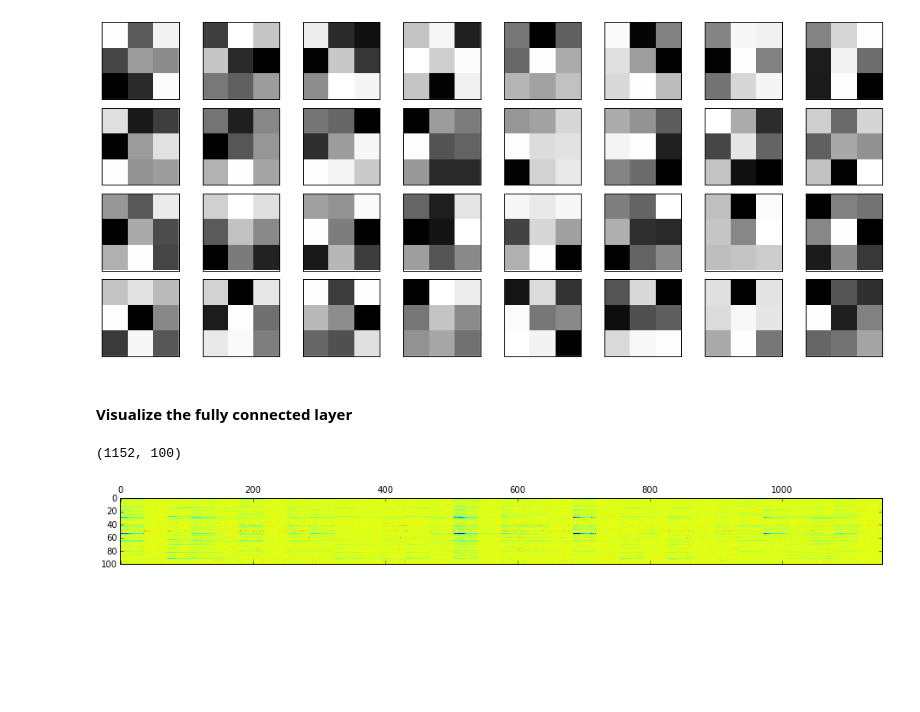
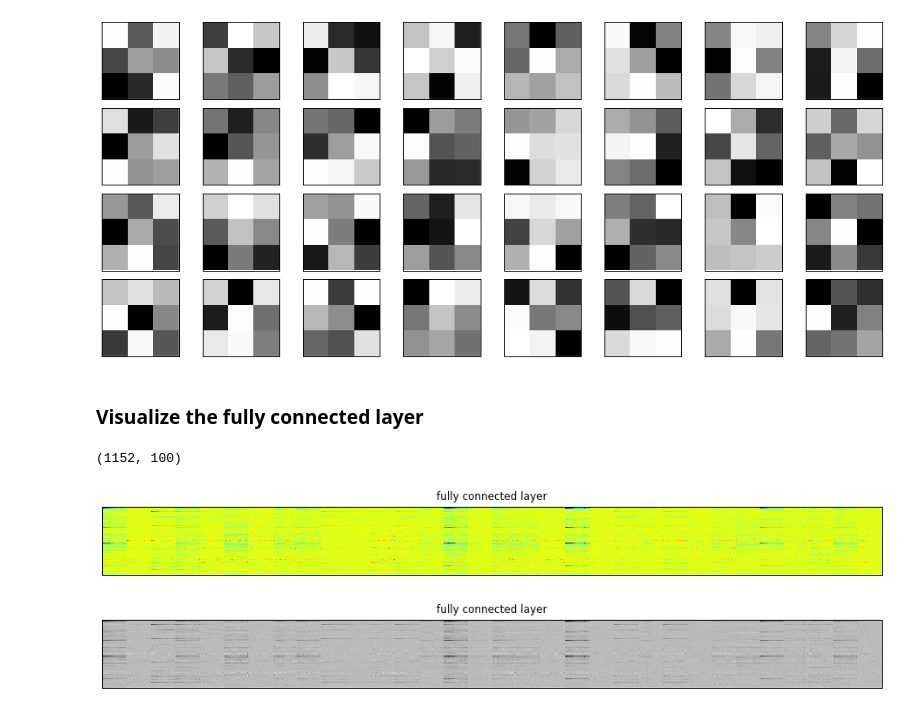
Before and after one commit to cosmoharrigan/blocks-models, a Jupyter notebook: minecraft_convnet.ipynb, the cells around one changed output. Saved outputs shown, nothing was run; the diff lists cells and outputs as text; code cells hidden in the pictures; blank space fills up the shorter version.

Commit message:
layer by layer weight visualization

```diff
--- a/minecraft_convnet.ipynb
+++ b/minecraft_convnet.ipynb
@@ -334,12 +302,22 @@ plt.tight_layout()
 # %% [output]
 [figure]
 # %% [markdown]
-#### Visualize the fully connected layer
+### Visualize the fully connected layer
 # %%
 weights[2].get_value().shape
 # %% [output]
 (1152, 100)
 # %%
 plt.matshow(weights[2].get_value().T, interpolation='none');
+plt.title('fully connected layer');
+plt.xticks([]);
+plt.yticks([]);
 # %% [output]
-[figure, old version]
+[figure, new version]
+# %%
+plt.matshow(weights[2].get_value().T, interpolation='none', cmap=cm.Greys_r);
+plt.title('fully connected layer');
+plt.xticks([]);
+plt.yticks([]);
+# %% [output]
+[figure, added]
```
Also changed, not shown: parts of 14 cells of this notebook.
